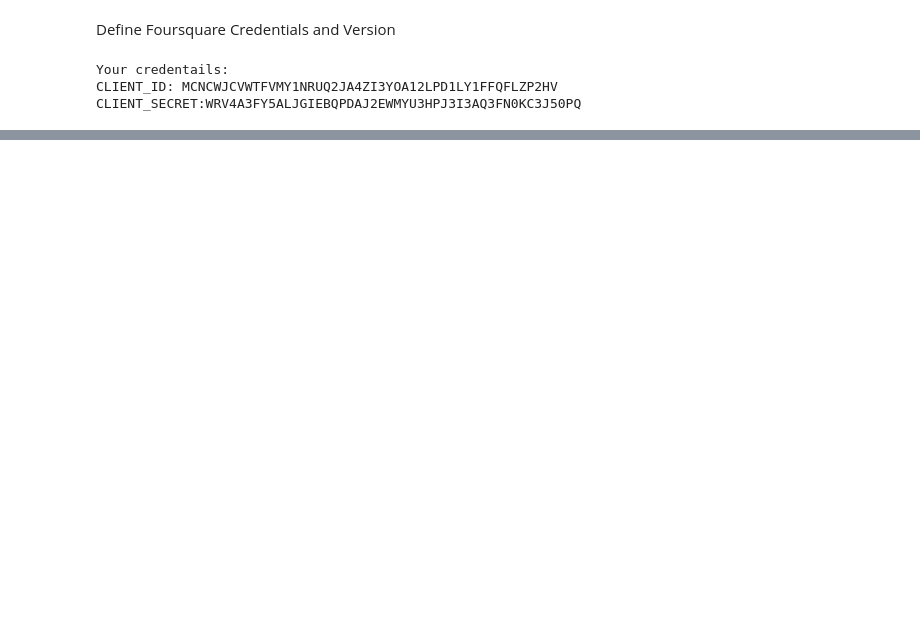
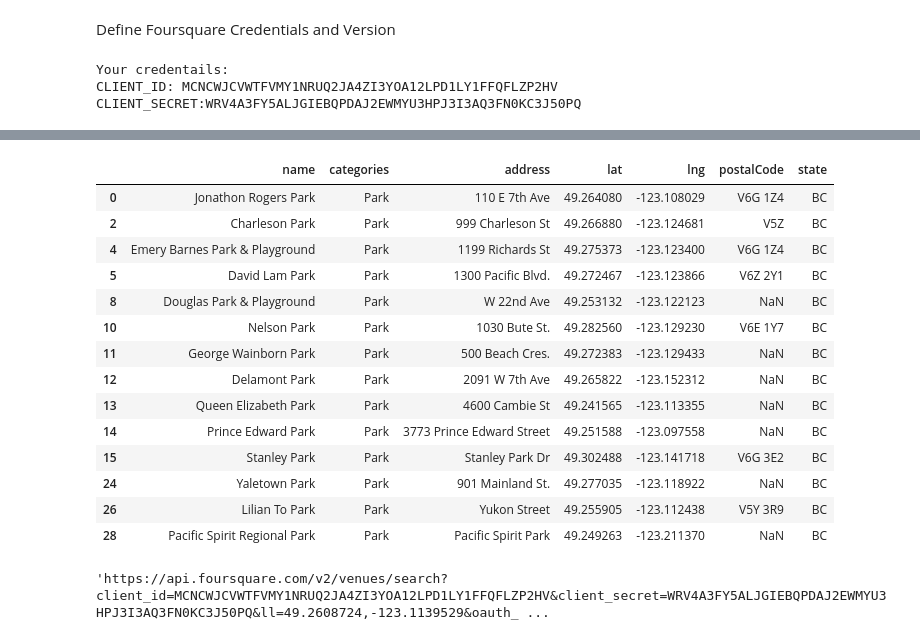
Before and after one commit to elsa974/Coursera_Capstone, a Jupyter notebook: Applied Data Science Capstone.ipynb, the cells around one changed output, grey strips where cells are left out. Saved outputs shown, nothing was run; the diff lists cells and outputs as text; code cells hidden in the pictures; blank space fills up the shorter version.

```diff
--- a/Applied Data Science Capstone.ipynb
+++ b/Applied Data Science Capstone.ipynb
@@ -403,0 +91,6 @@ map_clusters
+# %%
+search_query = 'Park'
+radius = 10000
+
+url_park = 'https://api.foursquare.com/v2/venues/search?client_id={}&client_secret={}&ll={},{}&oauth_token={}&v={}&query={}&radius={}&limit={}'.format(CLIENT_ID, CLIENT_SECRET, latitude, longitude,ACCESS_TOKEN, VERSION, search_query, radius, LIMIT)
+url_park
@@ -403,0 +99,9 @@ map_clusters
+# %%
+park_results = requests.get(url_park).json()
+# %%
+# assign relevant part of JSON to venues
+venues = park_results['response']['venues']
+
+# tranform venues into a dataframe
+df_park = json_normalize(venues)
+df_park.head()
@@ -403,0 +115,51 @@ map_clusters
+# %%
+# keep only columns that include venue name, and anything that is associated with location
+filtered_columns = ['name', 'categories'] + [col for col in df_park.columns if col.startswith('location.')] + ['id']
+dataframe_filtered = df_park.loc[:, filtered_columns]
+
+# function that extracts the category of the venue
+def get_category_type(row):
+    try:
+        categories_list = row['categories']
+    except:
+        categories_list = row['venue.categories']
+
+    if len(categories_list) == 0:
+        return None
+    else:
+        return categories_list[0]['name']
+
+# filter the category for each row
+dataframe_filtered['categories'] = dataframe_filtered.apply(get_category_type, axis=1)
+
+# clean column names by keeping only last term
+dataframe_filtered.columns = [column.split('.')[-1] for column in dataframe_filtered.columns]
+
+park_final= dataframe_filtered.drop(['cc', 'city', 'country', 'crossStreet', 'distance', 'formattedAddress','labeledLatLngs','neighborhood', 'id'], axis=1)
+array= ['Park','Garden','Other Great Outdoors','Playground']
+park_final= park_final.loc[park_final['categories'].isin(array)]
+park_final
+# %% [output]
+|  | name | categories | address | lat | lng | postalCode | state |
+| 0 | Jonathon Rogers Park | Park | 110 E 7th Ave | 49.264080 | -123.108029 | V6G 1Z4 | BC |
+| 2 | Charleson Park | Park | 999 Charleson St | 49.266880 | -123.124681 | V5Z | BC |
+| 4 | Emery Barnes Park & Playground | Park | 1199 Richards St | 49.275373 | -123.123400 | V6G 1Z4 | BC |
+| 5 | David Lam Park | Park | 1300 Pacific Blvd. | 49.272467 | -123.123866 | V6Z 2Y1 | BC |
+| 8 | Douglas Park & Playground | Park | W 22nd Ave | 49.253132 | -123.122123 | NaN | BC |
+| 10 | Nelson Park | Park | 1030 Bute St. | 49.282560 | -123.129230 | V6E 1Y7 | BC |
+| 11 | George Wainborn Park | Park | 500 Beach Cres. | 49.272383 | -123.129433 | NaN | BC |
+| 12 | Delamont Park | Park | 2091 W 7th Ave | 49.265822 | -123.152312 | NaN | BC |
+| 13 | Queen Elizabeth Park | Park | 4600 Cambie St | 49.241565 | -123.113355 | NaN | BC |
+| 14 | Prince Edward Park | Park | 3773 Prince Edward Street | 49.251588 | -123.097558 | NaN | BC |
+| 15 | Stanley Park | Park | Stanley Park Dr | 49.302488 | -123.141718 | V6G 3E2 | BC |
+| 24 | Yaletown Park | Park | 901 Mainland St. | 49.277035 | -123.118922 | NaN | BC |
+| 26 | Lilian To Park | Park | Yukon Street | 49.255905 | -123.112438 | V5Y 3R9 | BC |
+| 28 | Pacific Spirit Regional Park | Park | Pacific Spirit Park | 49.249263 | -123.211370 | NaN | BC |
+# %%
+search_query = 'Cafe'
+radius = 10000
+
+url_cafe = 'https://api.foursquare.com/v2/venues/search?client_id={}&client_secret={}&ll={},{}&oauth_token={}&v={}&query={}&radius={}&limit={}'.format(CLIENT_ID, CLIENT_SECRET, latitude, longitude,ACCESS_TOKEN, VERSION, search_query, radius, LIMIT)
+url_cafe
+# %% [output]
+'https://api.foursquare.com/v2/venues/search?client_id=MCNCWJCVWTFVMY1NRUQ2JA4ZI3YOA12LPD1LY1FFQFLZP2HV&client_secret=WRV4A3FY5ALJGIEBQPDAJ2EWMYU3HPJ3I3AQ3FN0KC3J50PQ&ll=49.2608724,-123.1139529&oauth_ ...
```
Also changed, not shown: parts of 52 cells of this notebook.
